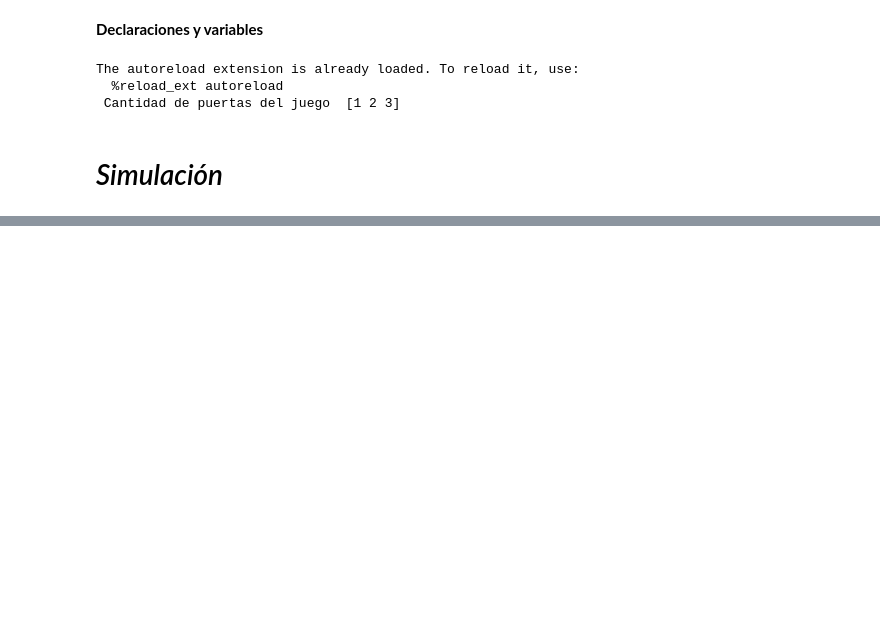
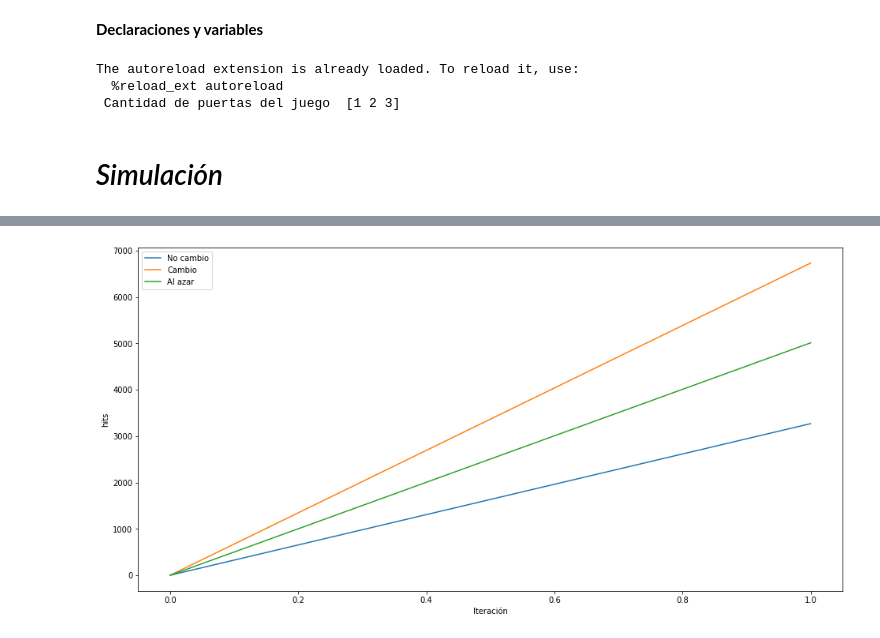
Before and after one commit to JuanCappelletti/DEEP-LEARMING-ITBA, a Jupyter notebook: MONTY HALL.ipynb, the cells around one changed output, grey strips where cells are left out. Saved outputs shown, nothing was run; the diff lists cells and outputs as text; code cells hidden in the pictures; blank space fills up the shorter version.

```diff
--- a/MONTY HALL.ipynb
+++ b/MONTY HALL.ipynb
@@ -87,0 +94,11 @@ df2.plot.bar();
+# %%
+plt.figure(figsize=(16,8))
+plt.plot(Acu_Aciertos_sin_cambios, label='No cambio')
+plt.plot(Acu_Aciertos_con_cambios, label='Cambio')
+plt.plot(Acu_Aciertos_aleatorios, label='Al azar')
+plt.xlabel('Iteración')
+plt.ylabel('hits')
+plt.legend()
+plt.show()
+# %% [output]
+[figure, added]
```
Also changed, not shown: parts of 2 cells of this notebook.
